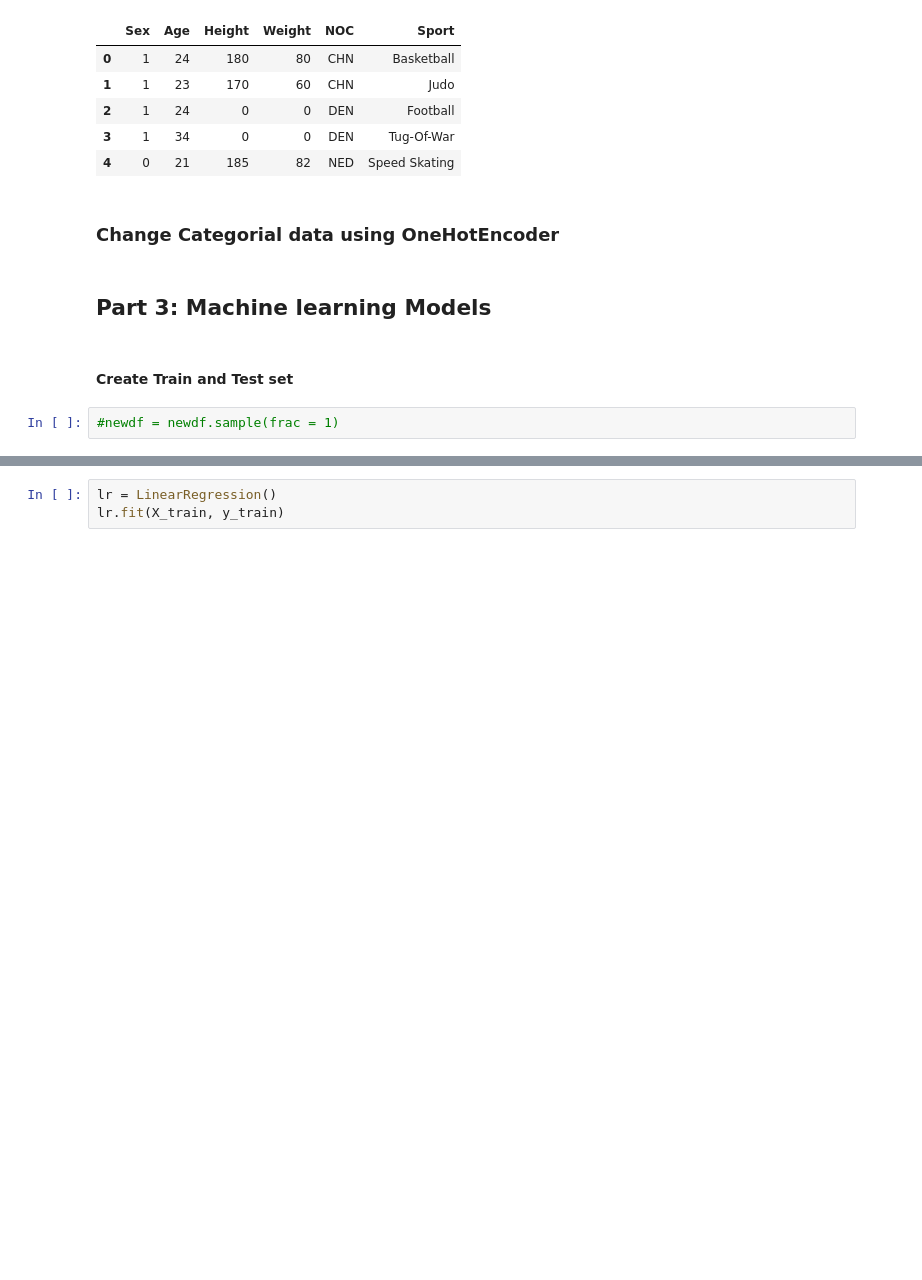
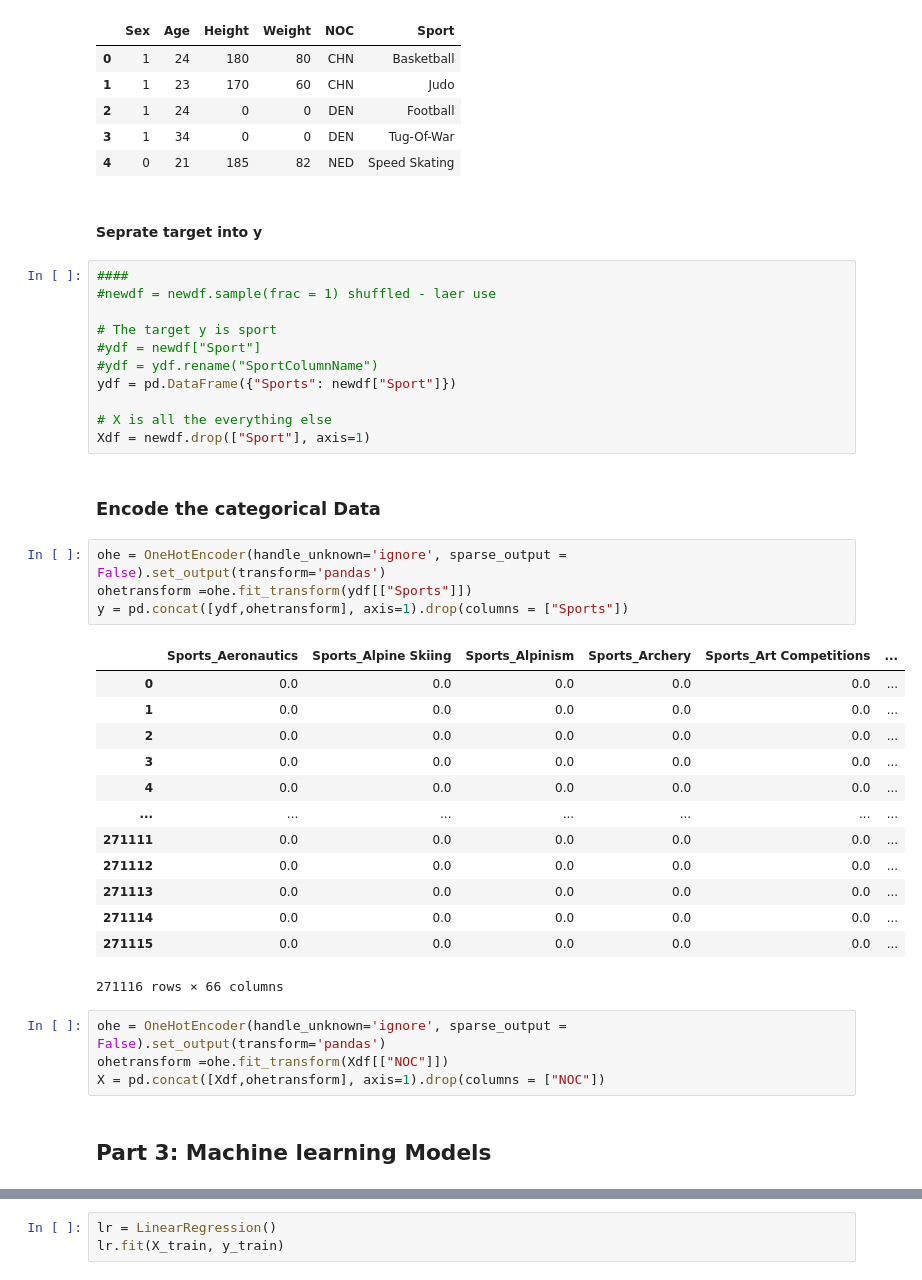
Before and after one commit to Estellerl/Olympics-Sports-Predictor, a Jupyter notebook: Olympics Data.ipynb, the cells around one changed output, grey strips where cells are left out. Saved outputs shown, nothing was run; the diff lists cells and outputs as text; blank space fills up the shorter version.

Commit message:
Encoded information and tried to implement linear regression

```diff
--- a/Olympics Data.ipynb
+++ b/Olympics Data.ipynb
@@ -204,12 +206,43 @@ newdf.head(5)
 | 2 | 1 | 24 | 0 | 0 | DEN | Football |
 | 3 | 1 | 34 | 0 | 0 | DEN | Tug-Of-War |
 | 4 | 0 | 21 | 185 | 82 | NED | Speed Skating |
-# %% [markdown]
-### Change Categorial data using OneHotEncoder
+# %% [markdown]
+#### Seprate target into y
+# %%
+####
+#newdf = newdf.sample(frac = 1) shuffled - laer use
+
+# The target y is sport
+#ydf = newdf["Sport"]
+#ydf = ydf.rename("SportColumnName")
+ydf = pd.DataFrame({"Sports": newdf["Sport"]})
+
+# X is all the everything else
+Xdf = newdf.drop(["Sport"], axis=1)
+# %% [markdown]
+### Encode the categorical Data
+# %%
+ohe = OneHotEncoder(handle_unknown='ignore', sparse_output = False).set_output(transform='pandas')
+ohetransform =ohe.fit_transform(ydf[["Sports"]])
+y = pd.concat([ydf,ohetransform], axis=1).drop(columns = ["Sports"])
+# %% [output]
+|  | Sports_Aeronautics | Sports_Alpine Skiing | Sports_Alpinism | Sports_Archery | Sports_Art Competitions | ... |
+| 0 | 0.0 | 0.0 | 0.0 | 0.0 | 0.0 | ... |
+| 1 | 0.0 | 0.0 | 0.0 | 0.0 | 0.0 | ... |
+| 2 | 0.0 | 0.0 | 0.0 | 0.0 | 0.0 | ... |
+| 3 | 0.0 | 0.0 | 0.0 | 0.0 | 0.0 | ... |
+| 4 | 0.0 | 0.0 | 0.0 | 0.0 | 0.0 | ... |
+| ... | ... | ... | ... | ... | ... | ... |
+| 271111 | 0.0 | 0.0 | 0.0 | 0.0 | 0.0 | ... |
+| 271112 | 0.0 | 0.0 | 0.0 | 0.0 | 0.0 | ... |
+| 271113 | 0.0 | 0.0 | 0.0 | 0.0 | 0.0 | ... |
+| 271114 | 0.0 | 0.0 | 0.0 | 0.0 | 0.0 | ... |
+| 271115 | 0.0 | 0.0 | 0.0 | 0.0 | 0.0 | ... |
+271116 rows × 66 columns
+# %%
+ohe = OneHotEncoder(handle_unknown='ignore', sparse_output = False).set_output(transform='pandas')
+ohetransform =ohe.fit_transform(Xdf[["NOC"]])
+X = pd.concat([Xdf,ohetransform], axis=1).drop(columns = ["NOC"])
 # %% [markdown]
 ## Part 3: Machine learning Models
-# %% [markdown]
-#### Create Train and Test set
-# %%
-#newdf = newdf.sample(frac = 1)
 # %%
```
Also changed, not shown: parts of 10 cells of this notebook, 8 other files.
